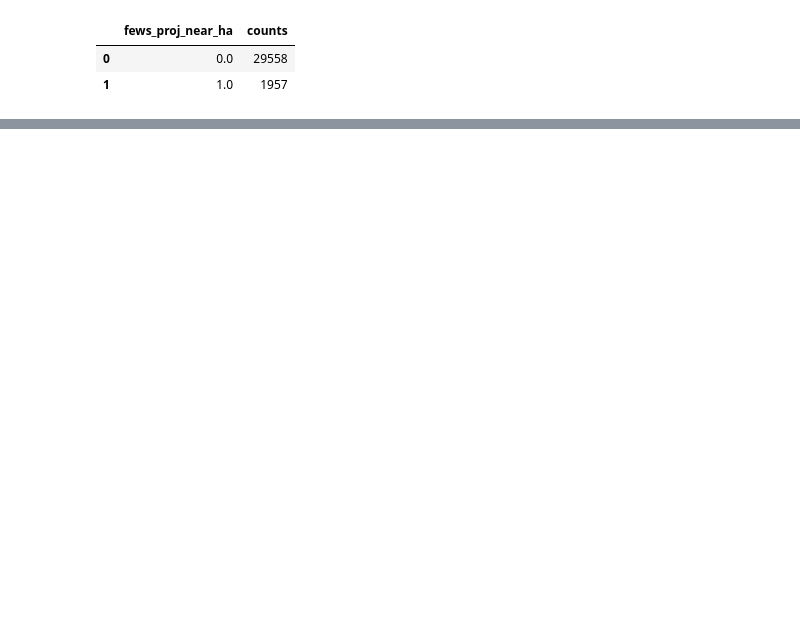
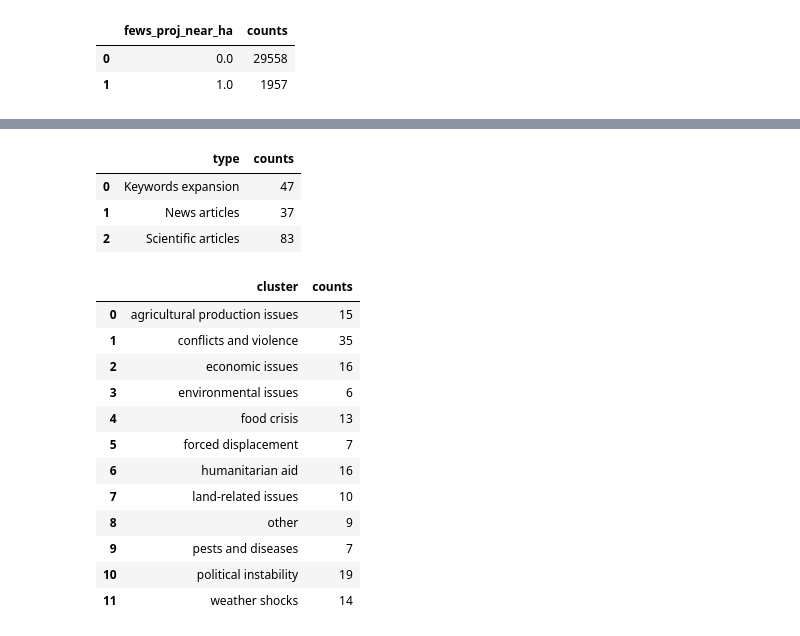
Before and after one commit to Aisha630/Predicting-food-insecurity, a Jupyter notebook: explore.ipynb, the cells around one changed output, grey strips where cells are left out. Saved outputs shown, nothing was run; the diff lists cells and outputs as text; code cells hidden in the pictures; blank space fills up the shorter version.

```diff
--- a/explore.ipynb
+++ b/explore.ipynb
@@ -352,0 +456,23 @@ print(df_time_series["admin_name"].unique())
+# %%
+df_nodes.groupby(df_nodes["type"]).size().reset_index(name='counts')
+# %% [output]
+|  | type | counts |
+| 0 | Keywords expansion | 47 |
+| 1 | News articles | 37 |
+| 2 | Scientific articles | 83 |
+# %%
+df_nodes.groupby(df_nodes["cluster"]).size().reset_index(name='counts')
+# %% [output]
+|  | cluster | counts |
+| 0 | agricultural production issues | 15 |
+| 1 | conflicts and violence | 35 |
+| 2 | economic issues | 16 |
+| 3 | environmental issues | 6 |
+| 4 | food crisis | 13 |
+| 5 | forced displacement | 7 |
+| 6 | humanitarian aid | 16 |
+| 7 | land-related issues | 10 |
+| 8 | other | 9 |
+| 9 | pests and diseases | 7 |
+| 10 | political instability | 19 |
+| 11 | weather shocks | 14 |
```
Also changed, not shown: parts of 27 cells of this notebook, 1 other file.
